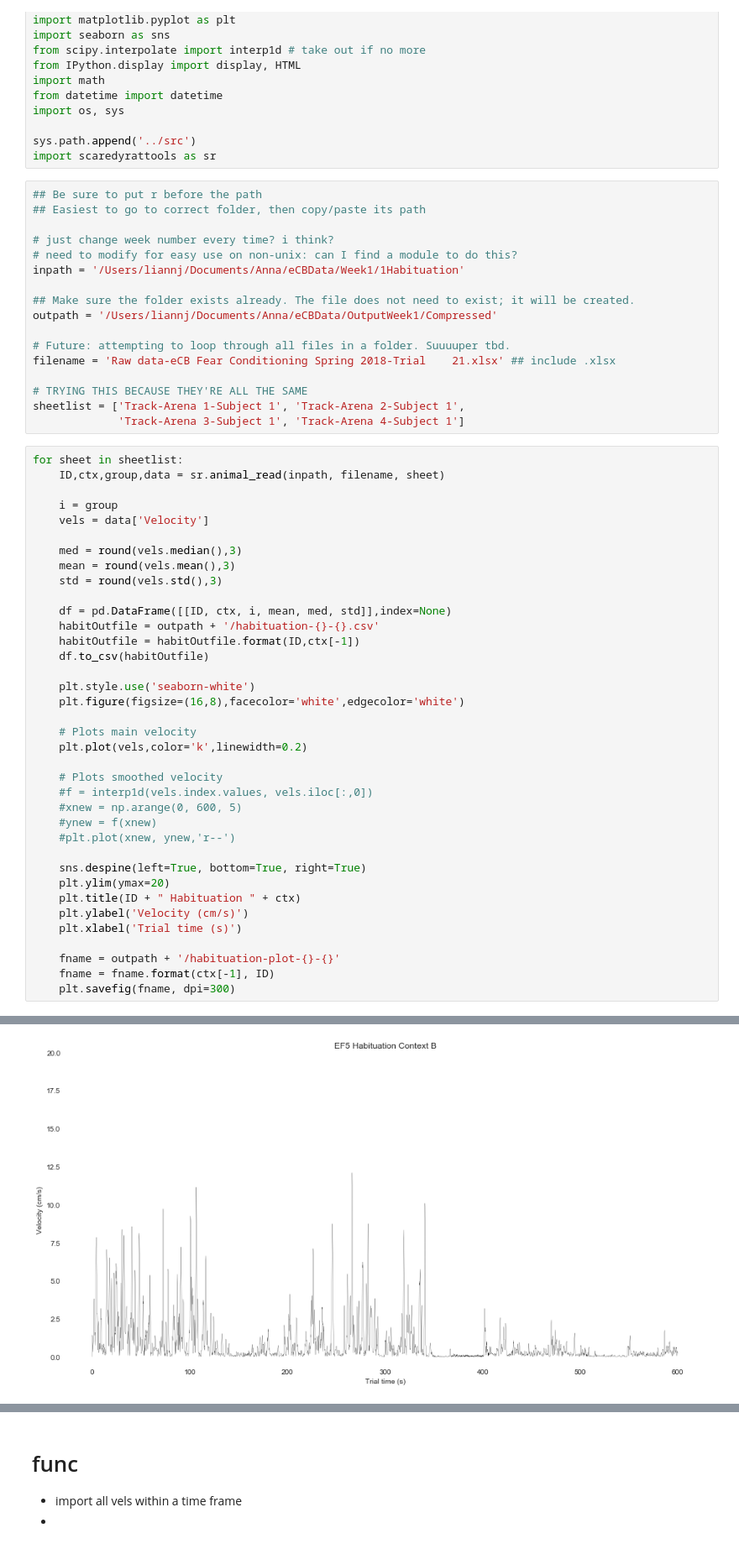
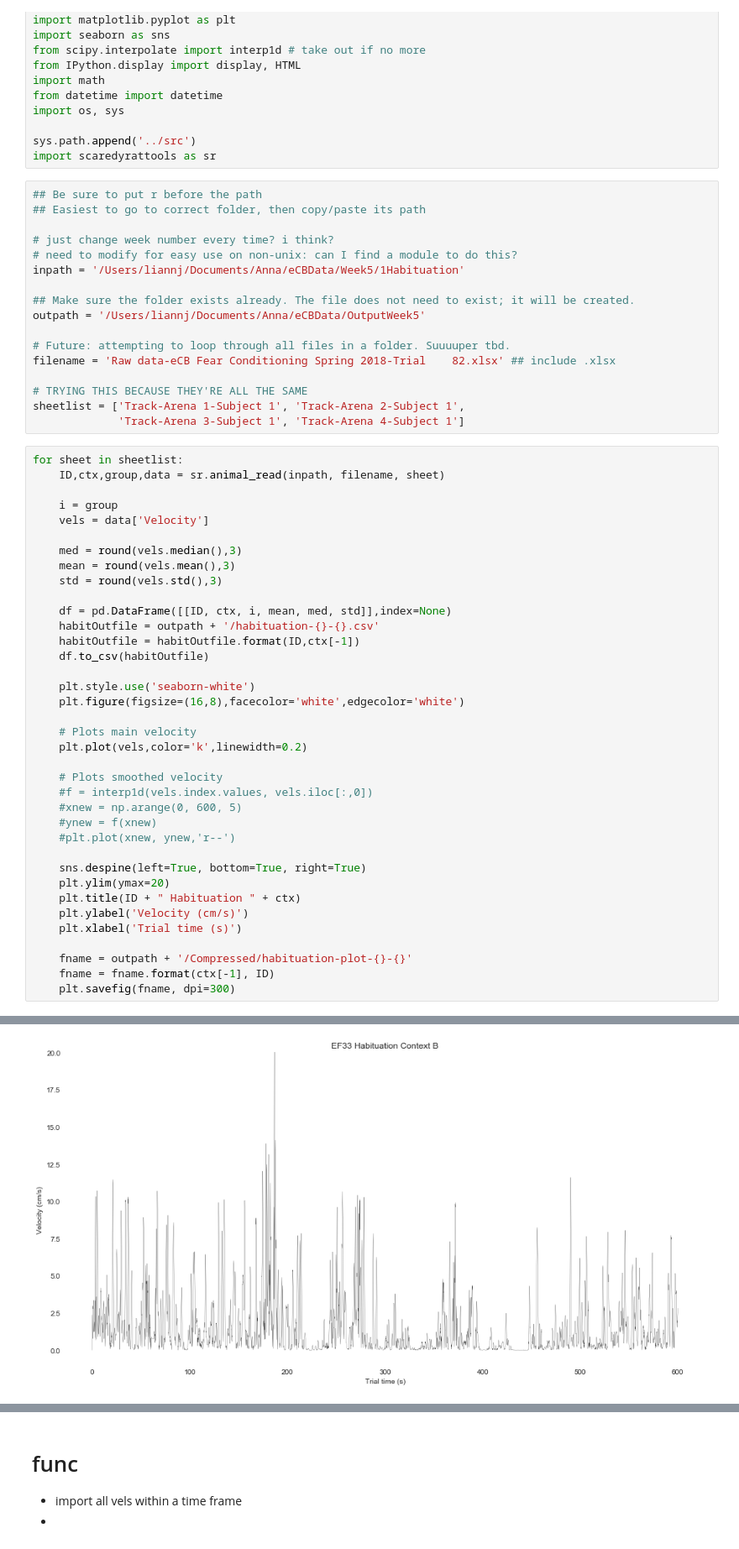
Before and after one commit to annajxli/scaredy-rat, a Jupyter notebook: dev/scaredyrat-habituation.ipynb, the cells around one changed output, grey strips where cells are left out. Shown at 84% size. Saved outputs shown, nothing was run; the diff lists cells and outputs as text.

```diff
--- a/dev/scaredyrat-habituation.ipynb
+++ b/dev/scaredyrat-habituation.ipynb
@@ -25,13 +25,13 @@ import scaredyrattools as sr
 
 # just change week number every time? i think?
 # need to modify for easy use on non-unix: can I find a module to do this?
-inpath = '/Users/liannj/Documents/Anna/eCBData/Week1/1Habituation'
+inpath = '/Users/liannj/Documents/Anna/eCBData/Week5/1Habituation'
 
 ## Make sure the folder exists already. The file does not need to exist; it will be created.
-outpath = '/Users/liannj/Documents/Anna/eCBData/OutputWeek1/Compressed'
+outpath = '/Users/liannj/Documents/Anna/eCBData/OutputWeek5'
 
 # Future: attempting to loop through all files in a folder. Suuuuper tbd.
-filename = 'Raw data-eCB Fear Conditioning Spring 2018-Trial    21.xlsx' ## include .xlsx
+filename = 'Raw data-eCB Fear Conditioning Spring 2018-Trial    82.xlsx' ## include .xlsx
 
 # TRYING THIS BECAUSE THEY'RE ALL THE SAME
 sheetlist = ['Track-Arena 1-Subject 1', 'Track-Arena 2-Subject 1',
@@ -70,7 +70,7 @@ for sheet in sheetlist:
     plt.ylabel('Velocity (cm/s)')
     plt.xlabel('Trial time (s)')
 
-    fname = outpath + '/habituation-plot-{}-{}'
+    fname = outpath + '/Compressed/habituation-plot-{}-{}'
     fname = fname.format(ctx[-1], ID)
     plt.savefig(fname, dpi=300)
 # %% [output]
@@ -81 +81 @@ Raw data-eCB Fear Conditioning Spring 2018-Trial    21.xlsx Track-Arena 4-Subjec
-[figure, old version]
+[figure, new version]
```
Also changed, not shown: parts of 1 cell of this notebook, 8 other files.
